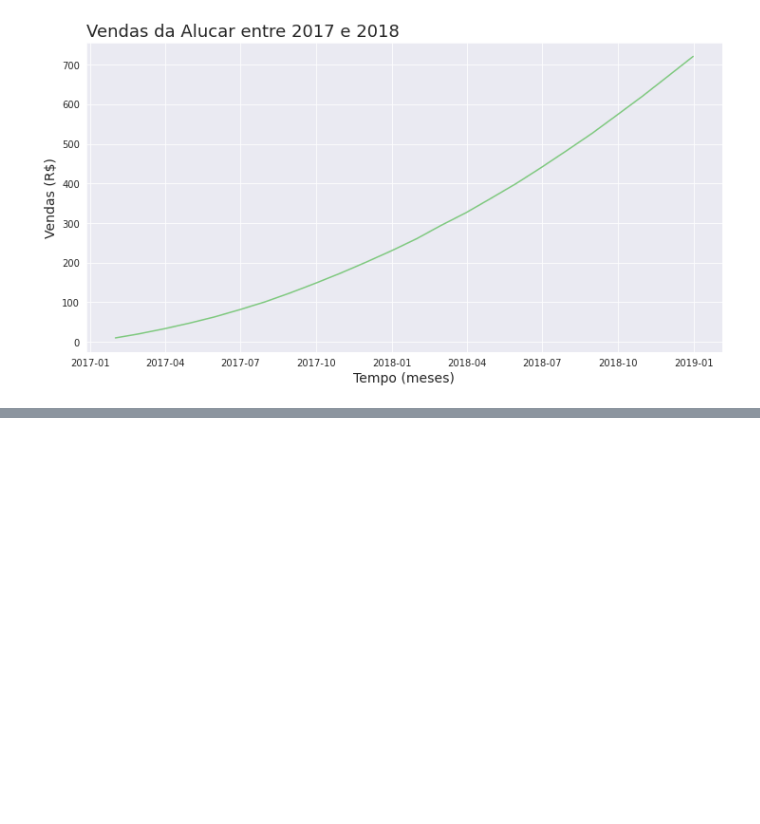
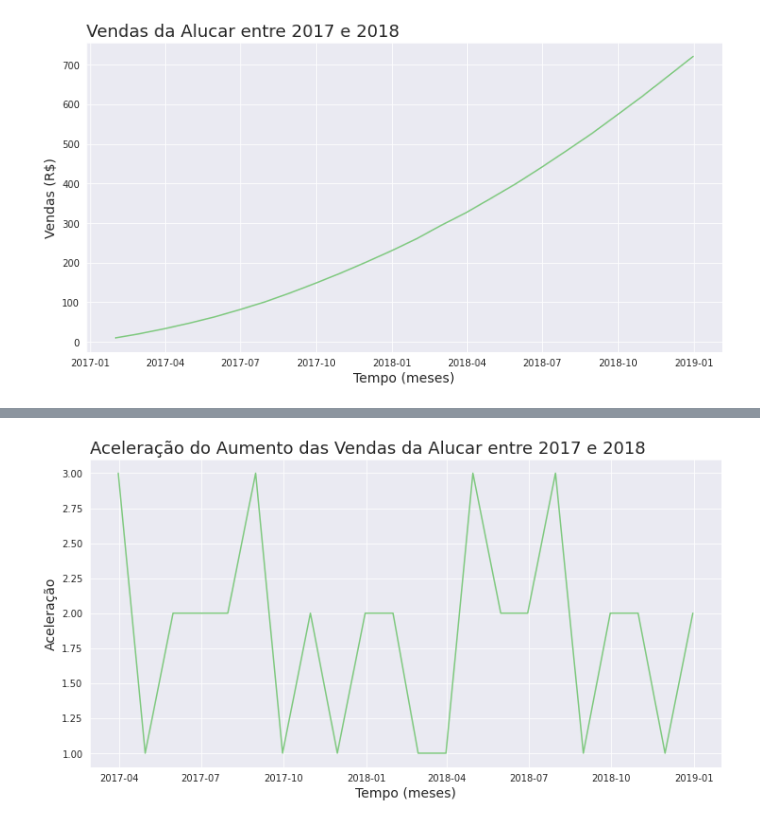
Before and after one commit to strawndri/time-series, a Jupyter notebook: time_series.ipynb, the cells around one changed output, grey strips where cells are left out. Drawn from its saved outputs; the diff is of its cells as text; code cells hidden in the pictures; blank space fills up the shorter version.

```diff
--- a/time_series.ipynb
+++ b/time_series.ipynb
@@ -102,0 +123,3 @@ plotar('Vendas da Alucar entre 2017 e 2018', 'Tempo (meses)',
+# %%
+alucar['aceleracao'] = alucar[['aumento']].diff()
+alucar.head()
@@ -102,0 +133,5 @@ plotar('Vendas da Alucar entre 2017 e 2018', 'Tempo (meses)',
+# %%
+plotar('Aceleração do Aumento das Vendas da Alucar entre 2017 e 2018', 'Tempo (meses)',
+       'Aceleração', 'mes', 'aceleracao', alucar)
+# %% [output]
+[figure, added]
```
Also changed, not shown: parts of 6 cells of this notebook.
